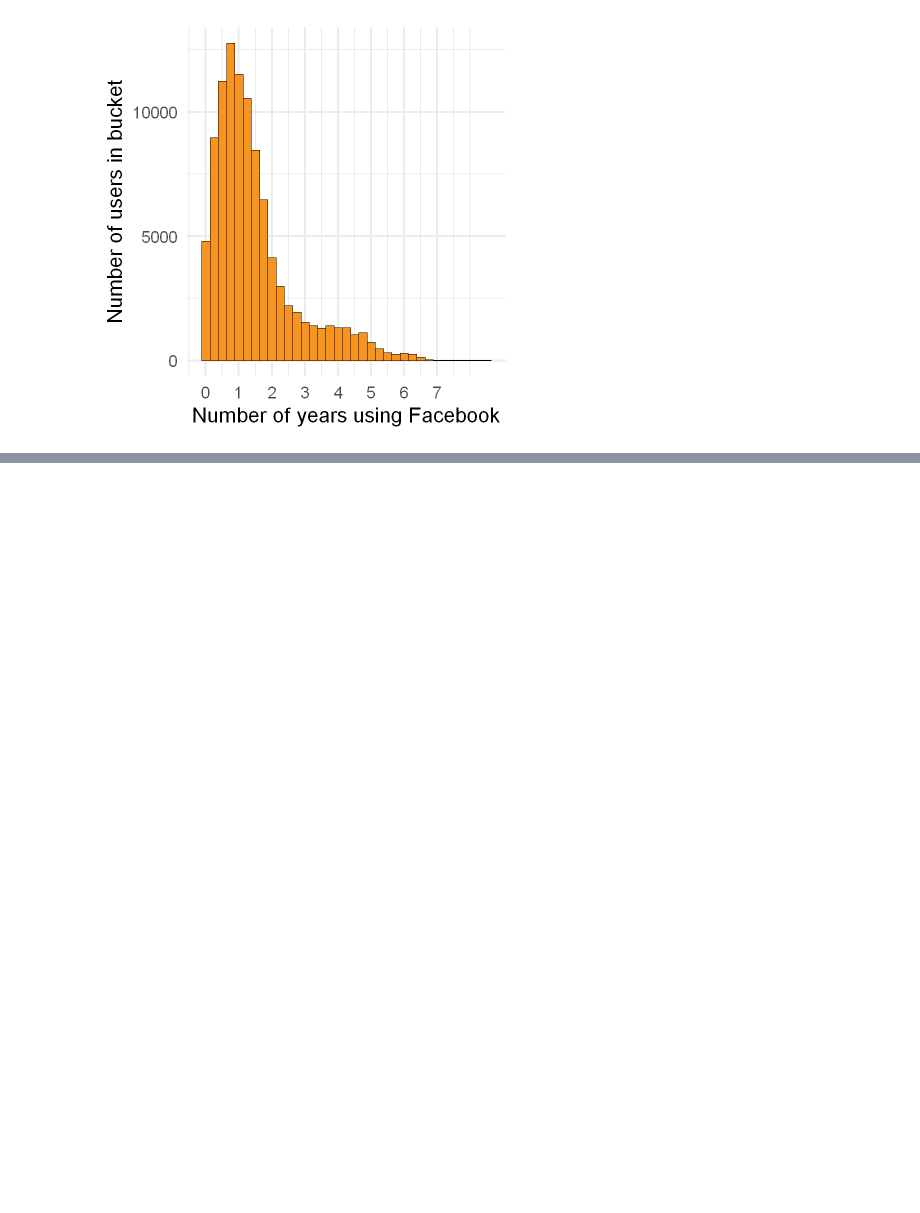
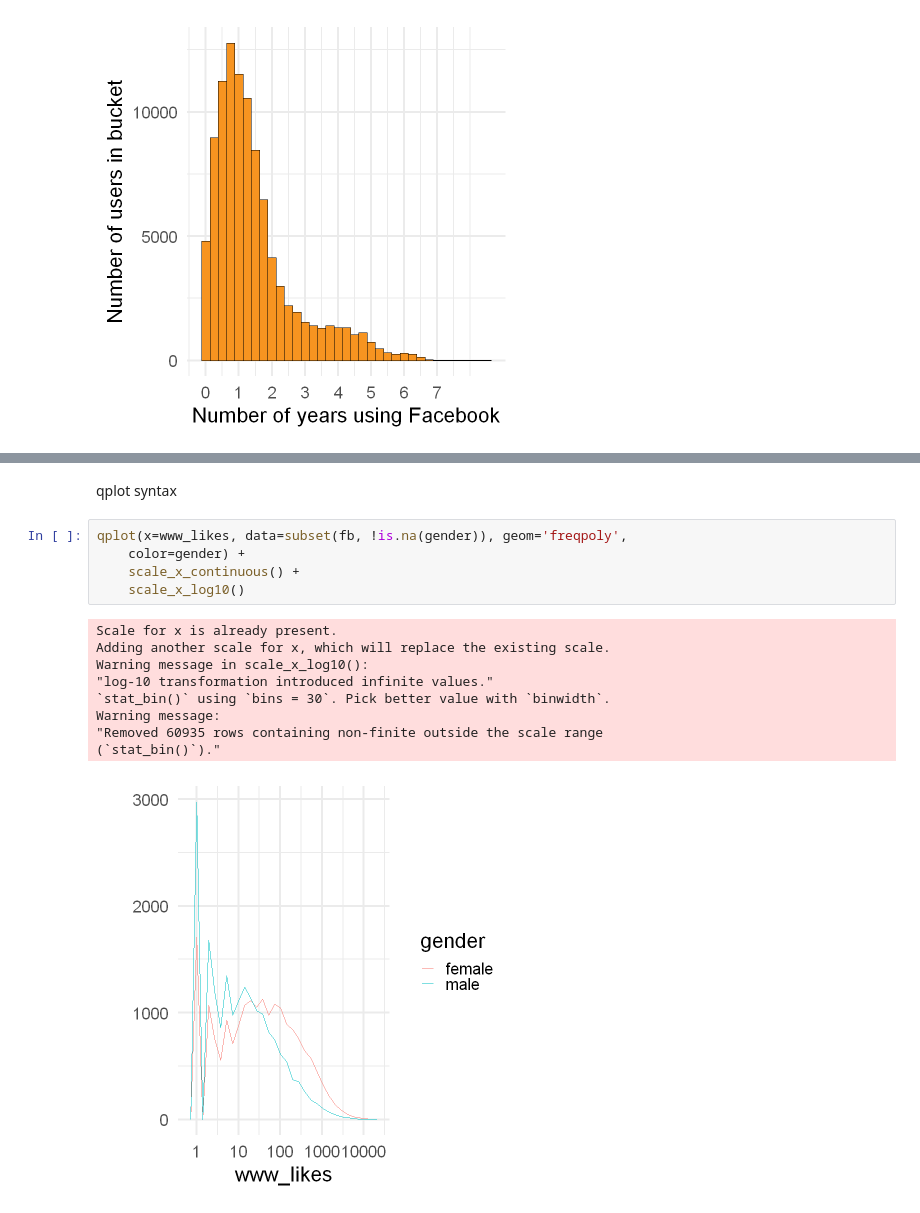
Before and after one commit to birbarino/R-Projects, a Jupyter notebook: intro-to-r/intro-to-r.ipynb, the cells around one changed output, grey strips where cells are left out. Saved outputs shown, nothing was run; the diff lists cells and outputs as text; blank space fills up the shorter version.

```diff
--- a/intro-to-r/intro-to-r.ipynb
+++ b/intro-to-r/intro-to-r.ipynb
@@ -871,0 +896,17 @@ Likes on the web:
+# %% [markdown]
+qplot syntax
+# %%
+qplot(x=www_likes, data=subset(fb, !is.na(gender)), geom='freqpoly',
+    color=gender) +
+    scale_x_continuous() +
+    scale_x_log10()
+# %% [output]
+Scale for x is already present.
+Adding another scale for x, which will replace the existing scale.
+Warning message in scale_x_log10():
+"log-10 transformation introduced infinite values."
+`stat_bin()` using `bins = 30`. Pick better value with `binwidth`.
+Warning message:
+"Removed 60935 rows containing non-finite outside the scale range
+(`stat_bin()`)."
+[figure, added]
```
Also changed, not shown: parts of 21 cells of this notebook, 4 other files.
